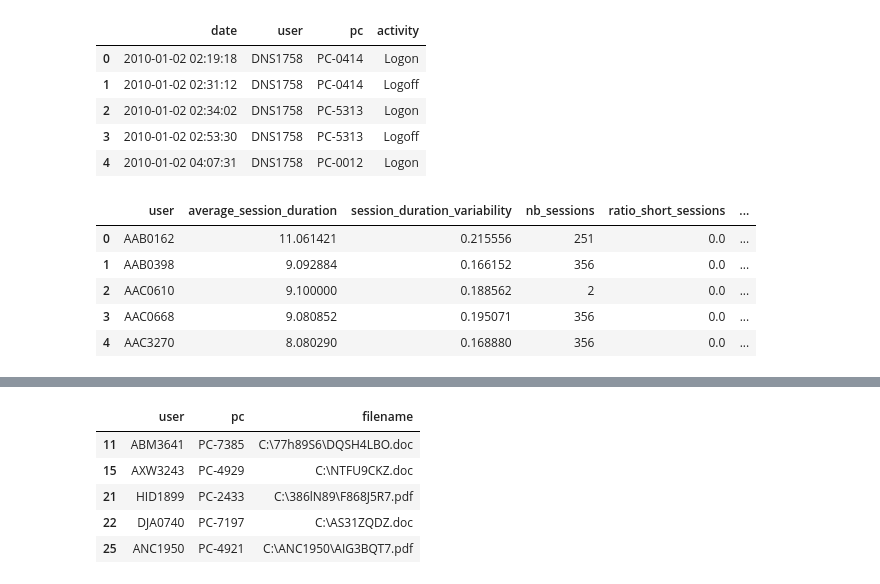
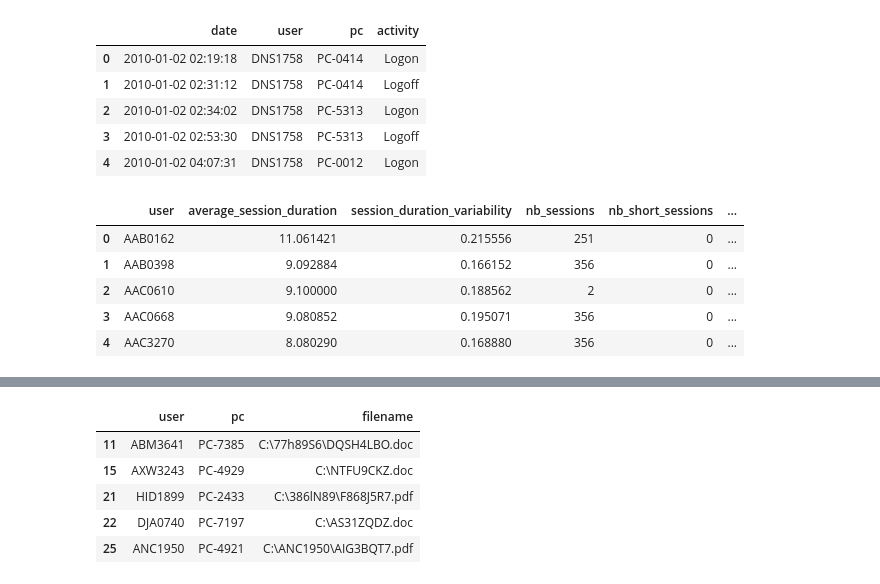
Before and after one commit to SamiKarboubi/CERT-Insider-Threat-Detection, a Jupyter notebook: features_extraction.ipynb, the cells around one changed output, grey strips where cells are left out. Saved outputs shown, nothing was run; the diff lists cells and outputs as text; code cells hidden in the pictures.

```diff
--- a/features_extraction.ipynb
+++ b/features_extraction.ipynb
@@ -152,6 +178,7 @@ logon.head()
 | 4 | 2010-01-02 04:07:31 | DNS1758 | PC-0012 | Logon |
 # %%
 logon['is_after_hours'] = ( (logon['date'].dt.hour > 19) | (logon['date'].dt.hour < 7))
+logon['week'] = logon['date'].dt.to_period('W')
 
 logon_events = logon[logon['activity'] == 'Logon'].sort_values(by=['user','date']).copy()
 logoff_events = logon[logon['activity'] == 'Logoff'].sort_values(by=['user','date']).copy()
@@ -178,40 +205,39 @@ features_sessions = sessions.groupby('user').agg(
     nb_sessions                  = ('duration_hours', 'count'),
     nb_short_sessions            = ('duration_hours', lambda x: (x < 0.1).sum()),
 ).reset_index()
 
 features_sessions['ratio_short_sessions'] = (
     features_sessions['nb_short_sessions'] / features_sessions['nb_sessions']
 )
 
 logon_events['prev_activity'] = logon_events.groupby('user')['activity'].shift(1)
 logon_events['prev_pc']       = logon_events.groupby('user')['pc'].shift(1)
 
 suspicious_multipc = logon_events[
     (logon_events['activity'] == 'Logon') &
     (logon_events['prev_activity'] == 'Logon') &
     (logon_events['pc'] != logon_events['prev_pc'])
 ]
 
 multi_pc_users = suspicious_multipc['user'].unique()
 
 features_sessions['used_multi_pc_simultaneously'] = (
     features_sessions['user'].isin(multi_pc_users).astype(int)
 )
 
 features_sessions['session_duration_variability'] = (
     features_sessions['session_duration_variability'].fillna(0)
 )
 
-features_sessions = features_sessions.drop(columns=['nb_short_sessions'])
 
 features_sessions.head()
 # %% [output]
-|  | user | average_session_duration | session_duration_variability | nb_sessions | ratio_short_sessions | ... |
-| 0 | AAB0162 | 11.061421 | 0.215556 | 251 | 0.0 | ... |
-| 1 | AAB0398 | 9.092884 | 0.166152 | 356 | 0.0 | ... |
-| 2 | AAC0610 | 9.100000 | 0.188562 | 2 | 0.0 | ... |
-| 3 | AAC0668 | 9.080852 | 0.195071 | 356 | 0.0 | ... |
-| 4 | AAC3270 | 8.080290 | 0.168880 | 356 | 0.0 | ... |
+|  | user | average_session_duration | session_duration_variability | nb_sessions | nb_short_sessions | ... |
+| 0 | AAB0162 | 11.061421 | 0.215556 | 251 | 0 | ... |
+| 1 | AAB0398 | 9.092884 | 0.166152 | 356 | 0 | ... |
+| 2 | AAC0610 | 9.100000 | 0.188562 | 2 | 0 | ... |
+| 3 | AAC0668 | 9.080852 | 0.195071 | 356 | 0 | ... |
+| 4 | AAC3270 | 8.080290 | 0.168880 | 356 | 0 | ... |
 # %%
 logon_features = logon.groupby('user').agg(
     nb_logon = ('activity',lambda x : (x=='Logon').sum()),
```
Also changed, not shown: parts of 7 cells of this notebook.
